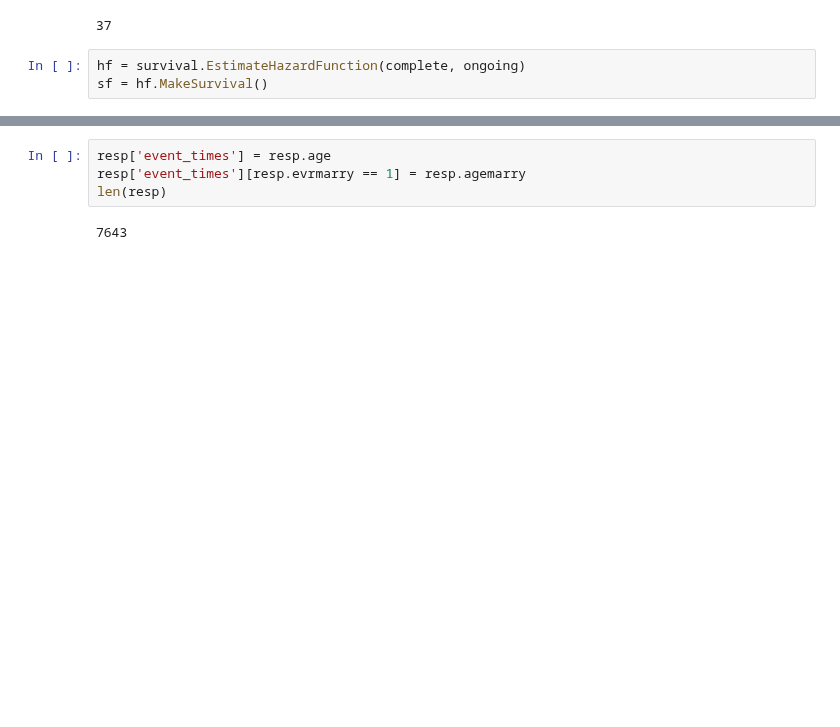
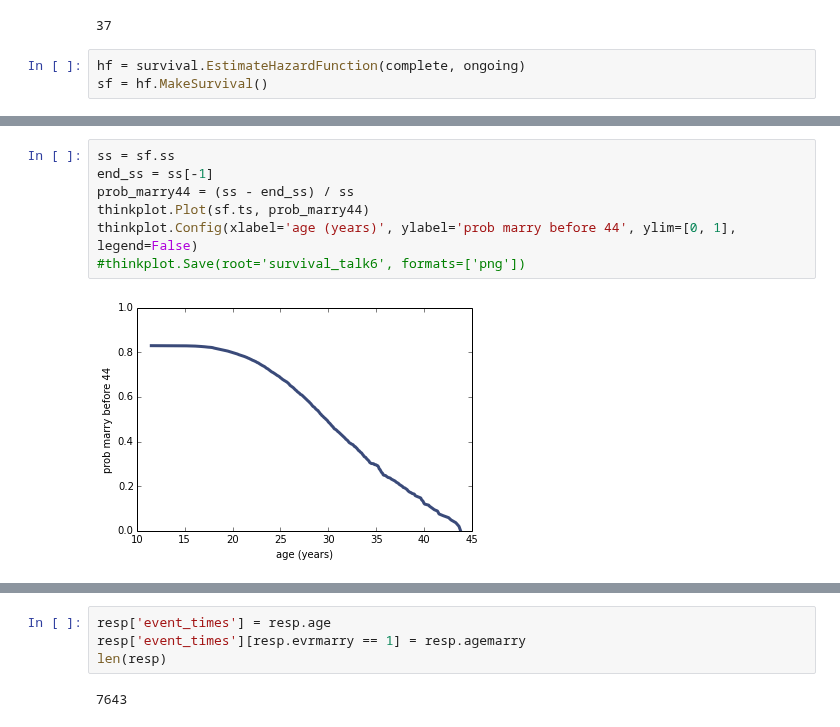
Before and after one commit to AllenDowney/ThinkStats2, a Jupyter notebook: code/survival.ipynb, the cells around one changed output, grey strips where cells are left out. Drawn from its saved outputs; the diff is of its cells as text; blank space fills up the shorter version.

```diff
--- a/code/survival.ipynb
+++ b/code/survival.ipynb
@@ -59,0 +74,9 @@ thinkplot.Config(xlabel='age (years)',
+# %%
+ss = sf.ss
+end_ss = ss[-1]
+prob_marry44 = (ss - end_ss) / ss
+thinkplot.Plot(sf.ts, prob_marry44)
+thinkplot.Config(xlabel='age (years)', ylabel='prob marry before 44', ylim=[0, 1], legend=False)
+#thinkplot.Save(root='survival_talk6', formats=['png'])
+# %% [output]
+[figure, added]
```
Also changed, not shown: parts of 17 cells of this notebook, 6 other files.
